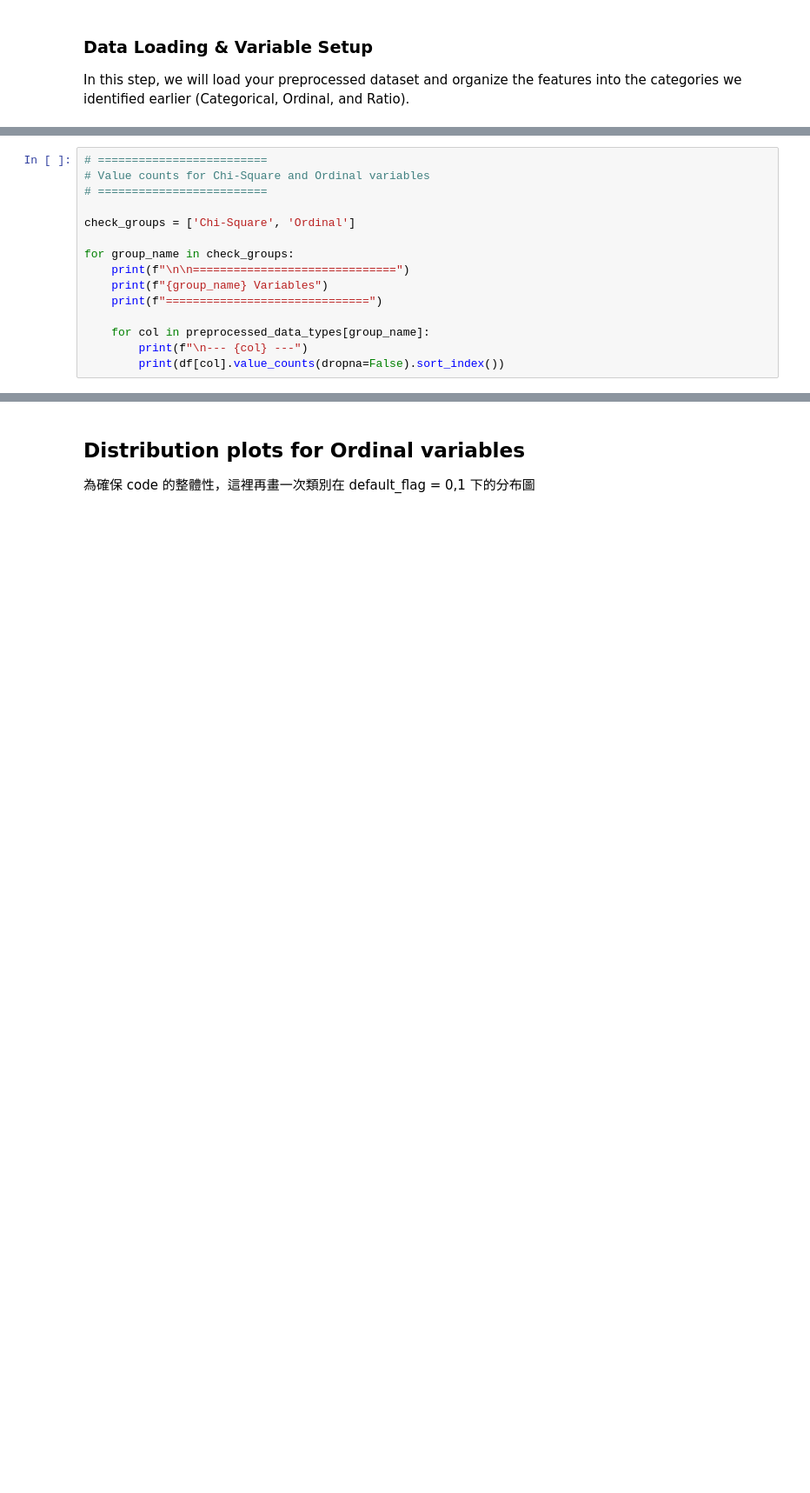
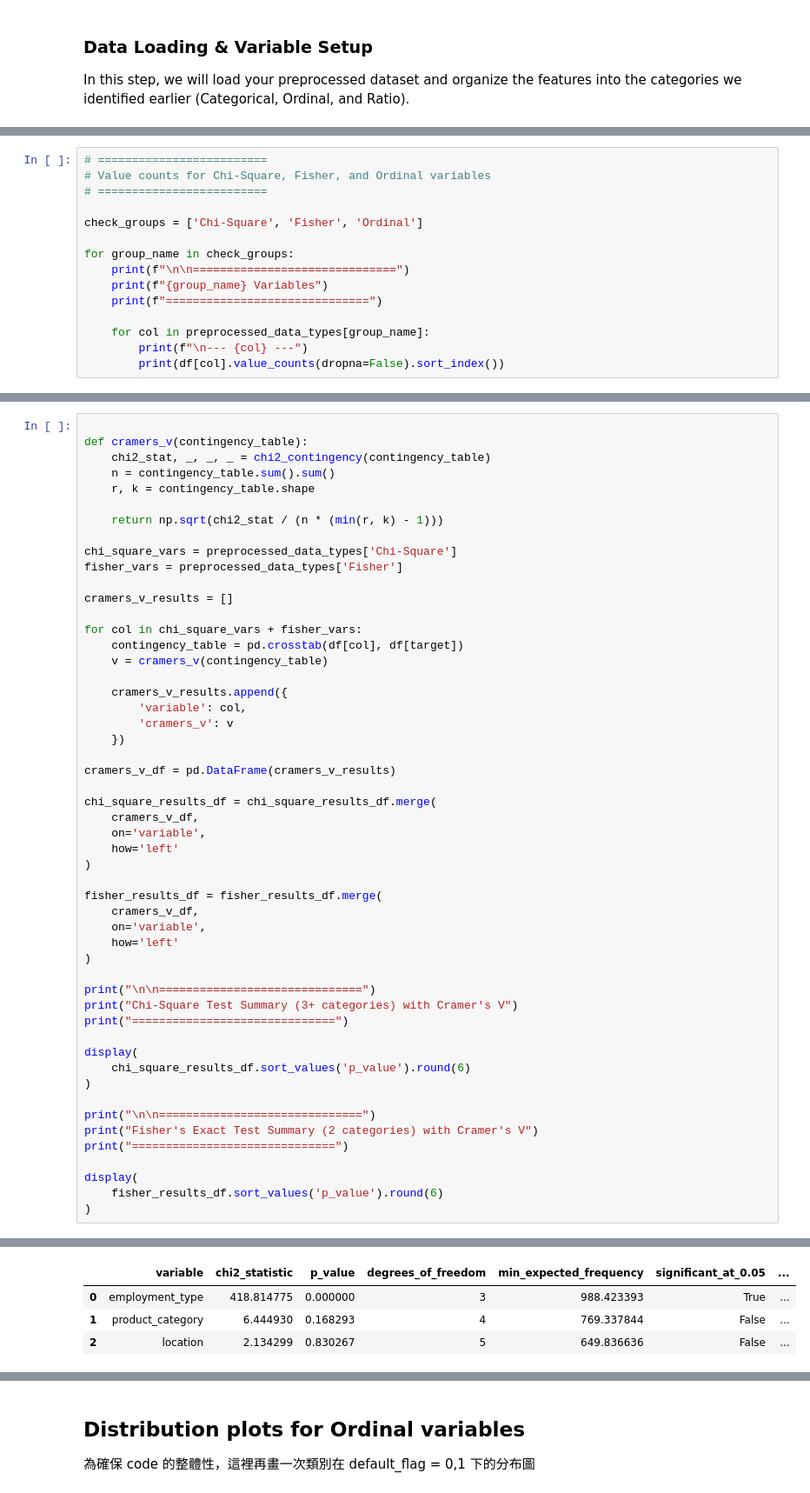
Before and after one commit to BobbleUnderBox/DataMiningG1FinalProject, a Jupyter notebook: notebooks/03_statistical_methods.ipynb, the cells around one changed output, grey strips where cells are left out. Shown at 87% size. Saved outputs shown, nothing was run; the diff lists cells and outputs as text; blank space fills up the shorter version.

Commit message:
分離 03 Chi-Square 與 Fisher

```diff
--- a/notebooks/03_statistical_methods.ipynb
+++ b/notebooks/03_statistical_methods.ipynb
@@ -172,9 +130,9 @@ Existing required columns:
 # %%
 # =========================
-# Value counts for Chi-Square and Ordinal variables
+# Value counts for Chi-Square, Fisher, and Ordinal variables
 # =========================
 
-check_groups = ['Chi-Square', 'Ordinal']
+check_groups = ['Chi-Square', 'Fisher', 'Ordinal']
 
 for group_name in check_groups:
     print(f"\n\n==============================")
@@ -204,0 +356,53 @@ Name: count, dtype: int64
+# %%
+
+def cramers_v(contingency_table):
+    chi2_stat, _, _, _ = chi2_contingency(contingency_table)
+    n = contingency_table.sum().sum()
+    r, k = contingency_table.shape
+
+    return np.sqrt(chi2_stat / (n * (min(r, k) - 1)))
+
+chi_square_vars = preprocessed_data_types['Chi-Square']
+fisher_vars = preprocessed_data_types['Fisher']
+
+cramers_v_results = []
+
+for col in chi_square_vars + fisher_vars:
+    contingency_table = pd.crosstab(df[col], df[target])
+    v = cramers_v(contingency_table)
+
+    cramers_v_results.append({
+        'variable': col,
+        'cramers_v': v
+    })
+
+cramers_v_df = pd.DataFrame(cramers_v_results)
+
+chi_square_results_df = chi_square_results_df.merge(
+    cramers_v_df,
+    on='variable',
+    how='left'
+)
+
+fisher_results_df = fisher_results_df.merge(
+    cramers_v_df,
+    on='variable',
+    how='left'
+)
+
+print("\n\n==============================")
+print("Chi-Square Test Summary (3+ categories) with Cramer's V")
+print("==============================")
+
+display(
+    chi_square_results_df.sort_values('p_value').round(6)
+)
+
+print("\n\n==============================")
+print("Fisher's Exact Test Summary (2 categories) with Cramer's V")
+print("==============================")
+
+display(
+    fisher_results_df.sort_values('p_value').round(6)
+)
+# %% [output]
@@ -204,0 +412,4 @@ Name: count, dtype: int64
+|  | variable | chi2_statistic | p_value | degrees_of_freedom | min_expected_frequency | significant_at_0.05 | ... |
+| 0 | employment_type | 418.814775 | 0.000000 | 3 | 988.423393 | True | ... |
+| 1 | product_category | 6.444930 | 0.168293 | 4 | 769.337844 | False | ... |
+| 2 | location | 2.134299 | 0.830267 | 5 | 649.836636 | False | ... |
```
Also changed, not shown: parts of 24 cells of this notebook, 3 other files.
